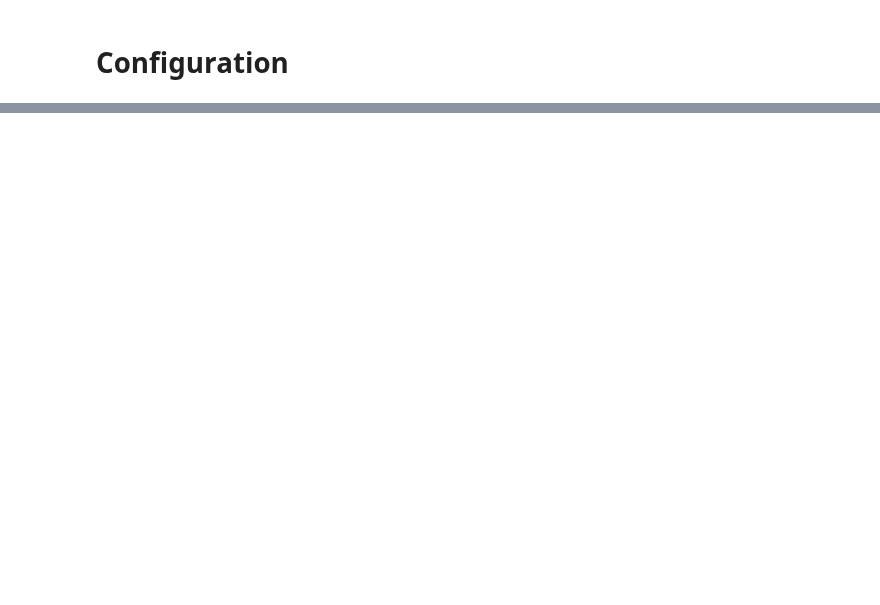
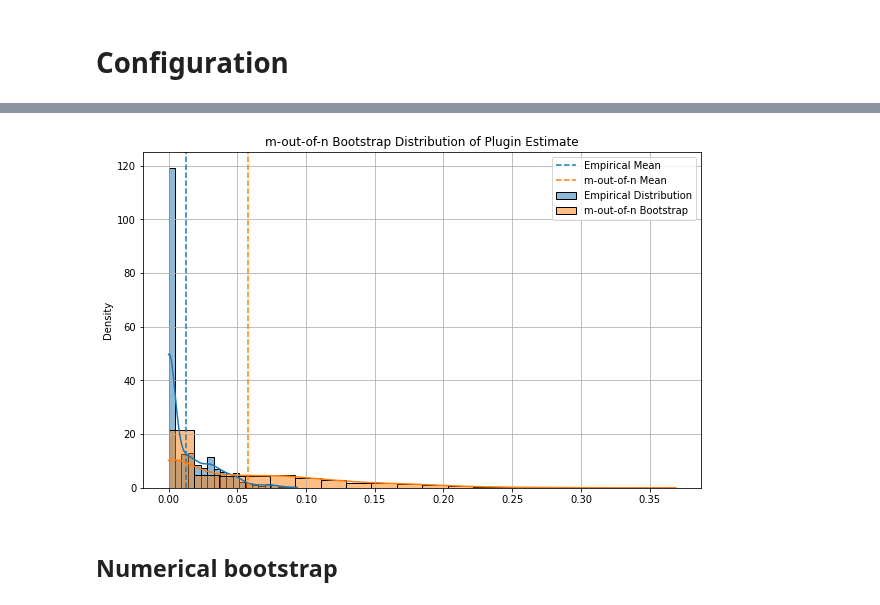
Before and after one commit to iamsikun/winners-curse, a Jupyter notebook: notebooks/stats.ipynb, the cells around one changed output, grey strips where cells are left out. Drawn from its saved outputs; the diff is of its cells as text; code cells hidden in the pictures; blank space fills up the shorter version.

```diff
--- a/notebooks/stats.ipynb
+++ b/notebooks/stats.ipynb
@@ -116,0 +192,30 @@ plt.show()
+# %%
+# m-out-of-n bootstrap parameters
+n_bootstraps = 1000
+q = 0.95
+max_j = 50
+
+# m-out-of-n bootstrap
+mnb_param_dstn_arr = m_of_of_n_bootstrap(
+    sample_arr, q=q, max_j=max_j, n_bootstraps=n_bootstraps, estimator=lambda x: func(x.mean())
+)
+# %%
+# visualization
+fig, ax = plt.subplots(1, 1, figsize=(10, 6.18))
+
+# empirical distribution of plugin estimate
+sns.histplot(emp_dist_arr, bins=20, kde=True, color='C0', stat='density', ax=ax, label='Empirical Distribution')
+plt.axvline(emp_dist_arr.mean(), color='C0', linestyle='--', label='Empirical Mean')
+
+# bootstrap distribution of plugin estimate
+sns.histplot(mnb_param_dstn_arr, bins=20, kde=True, stat='density', ax=ax, label='m-out-of-n Bootstrap', color='C1')
+plt.axvline(mnb_param_dstn_arr.mean(), color='C1', linestyle='--', label='m-out-of-n Mean')
+plt.title('m-out-of-n Bootstrap Distribution of Plugin Estimate')
+
+plt.legend()
+plt.grid()
+plt.show()
+# %% [output]
+[figure, added]
+# %% [markdown]
+## Numerical bootstrap
```
Also changed, not shown: parts of 35 cells of this notebook, 7 other files.
